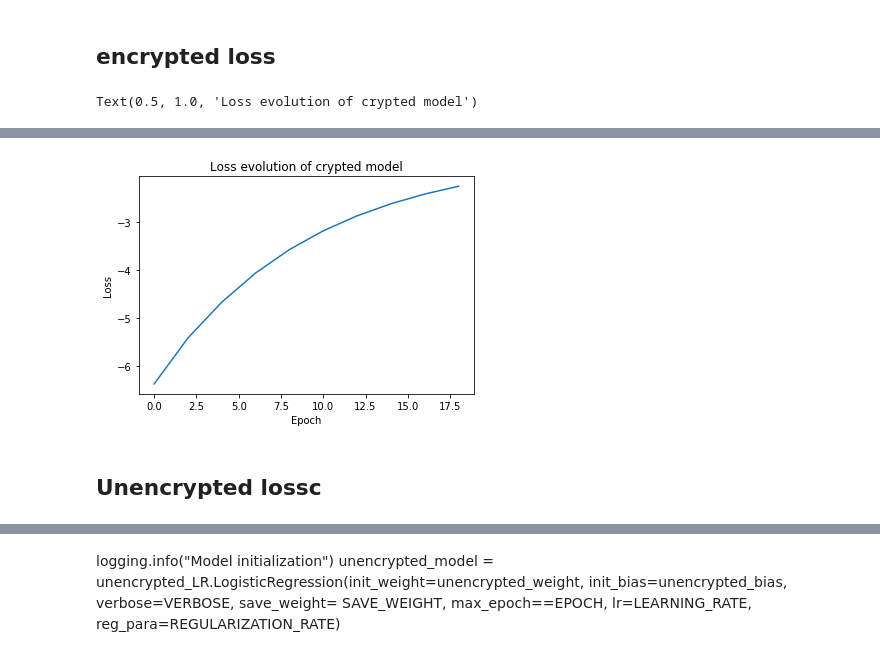
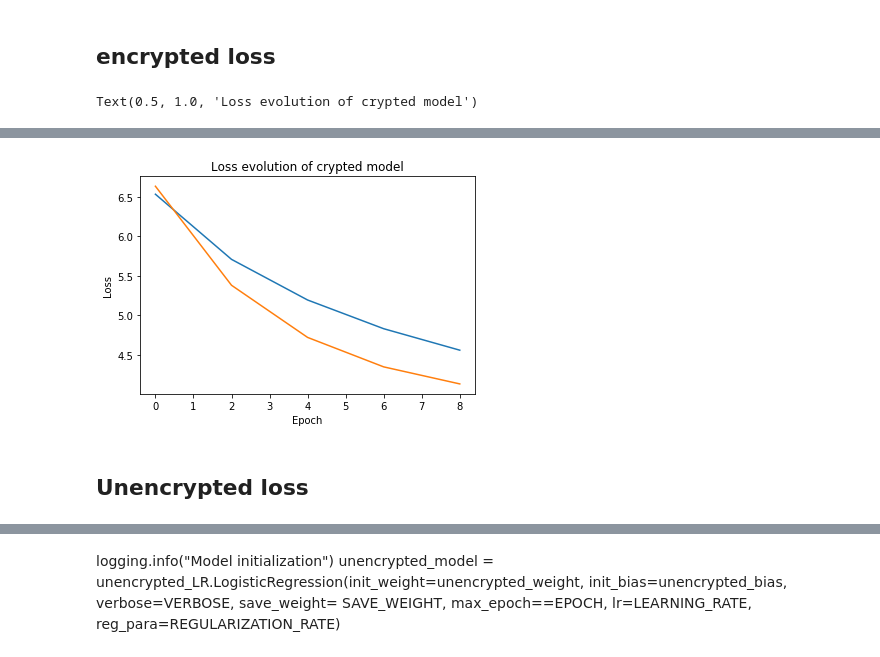
Before and after one commit to arthurPignet/privacy-preserving-titanic-challenge, a Jupyter notebook: ckks_titanic/notebooks/2-ap-main.ipynb, the cells around one changed output, grey strips where cells are left out. Drawn from its saved outputs; the diff is of its cells as text; code cells hidden in the pictures.

```diff
--- a/ckks_titanic/notebooks/2-ap-main.ipynb
+++ b/ckks_titanic/notebooks/2-ap-main.ipynb
@@ -37,7 +37,7 @@ logging.basicConfig(format="%(asctime)s  [%(levelname)-8.8s]  %(message)s", date
 # %% [markdown]
 ### Training variables
 # %%
-EPOCH = 20
+EPOCH = 10
 LEARNING_RATE = 0.8
 REGULARIZATION_RATE = 0.5
 VERBOSE = 2
@@ -345,6 +345,6 @@ model = encrypted_LR.LogisticRegressionHE(init_weight=weight,
 # %%
 logging.info("Training starting")
 timer=time.time()
-model.fit(encrypted_X, encrypted_Y)
+%prun model.fit(encrypted_X, encrypted_Y)
 logging.info("Training done. " + str(round(time.time() - timer, 0)) + " seconds")
 # %% [output]
@@ -421,7 +426,8 @@ logging.info("Accuracy of unencrypted model : %s " % acc)
 # %% [markdown]
 ## encrypted loss
 # %%
-plt.plot([i*VERBOSE for i in range(len(model.loss_list))], [i.decrypt() for i in model.loss_list])
+plt.plot([i*VERBOSE for i in range(len(model.loss_list))], [i.decrypt()[0] for i in model.loss_list])
+plt.plot([i*VERBOSE for i in range(len(unencrypted_model.loss_list))], unencrypted_model.loss_list)
 plt.xlabel('Epoch')
 plt.ylabel('Loss')
 plt.title('Loss evolution of crypted model')
@@ -436,6 +443,6 @@ Text(0.5, 1.0, 'Loss evolution of crypted model')
-[figure, old version]
+[figure, new version]
 # %% [markdown]
-## Unencrypted lossc
+## Unencrypted loss
 # %%
 plt.plot([i*VERBOSE for i in range(len(unencrypted_model.loss_list))], unencrypted_model.loss_list)
 plt.xlabel('Epoch')
```
Also changed, not shown: parts of 18 cells of this notebook, 1 other file.
